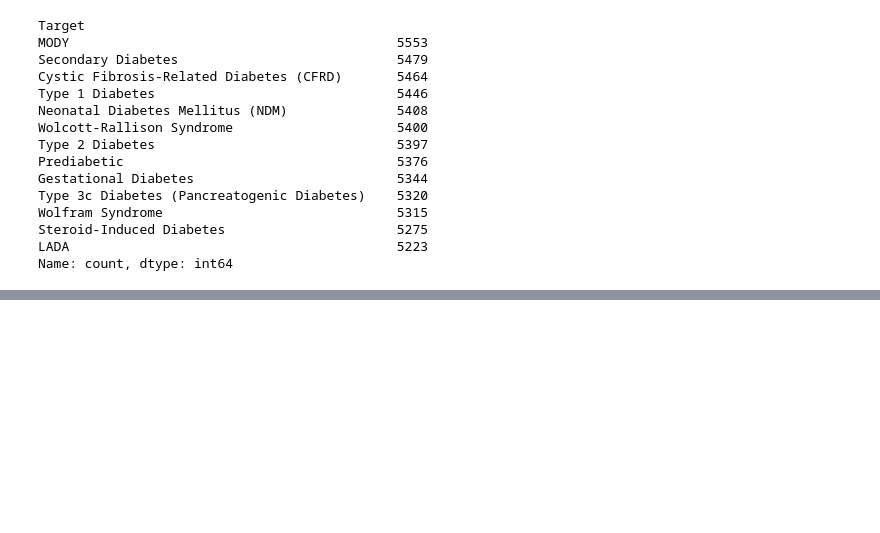
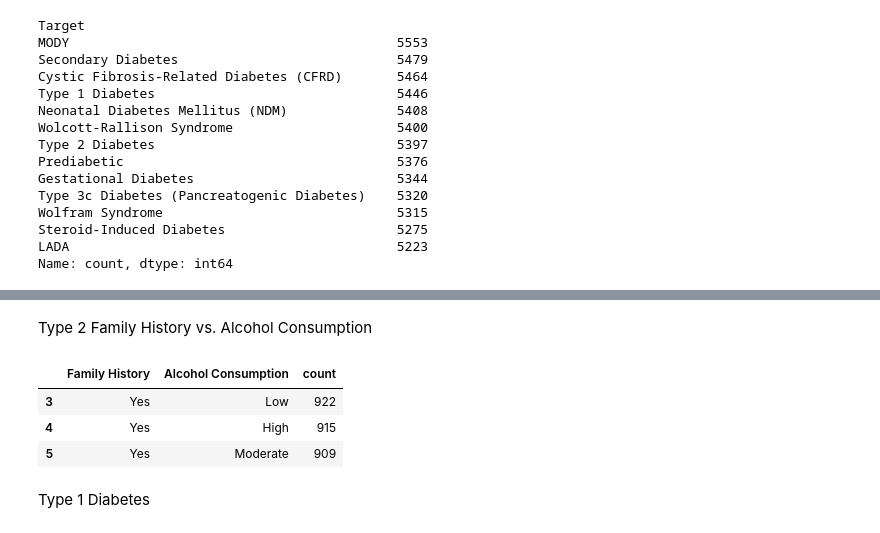
Before and after one commit to darren-coder/project-one, a Jupyter notebook: Darren_type2/Darren_type2_data.ipynb, the cells around one changed output, grey strips where cells are left out. Drawn from its saved outputs; the diff is of its cells as text; code cells hidden in the pictures; blank space fills up the shorter version.

```diff
--- a/Darren_type2/Darren_type2_data.ipynb
+++ b/Darren_type2/Darren_type2_data.ipynb
@@ -236,0 +102,28 @@ gestational_numbers_df
+# %% [markdown]
+Type 2 Family History vs. Alcohol Consumption
+# %%
+#drinking_order = ['Low', 'Moderate', 'High']
+
+family_drinking_type2_df = type2_df[['Family History', 'Alcohol Consumption']]
+#family_drinking_type2_df
+
+family_drinking_type2_df.reset_index(drop=True)
+type2_fd = pd.DataFrame(family_drinking_type2_df.value_counts())
+type2_fd = type2_fd.sort_values(by=['Family History']).reset_index()
+type2_fd_df = pd.DataFrame(type2_fd)
+type2_yesfam_dr_df = type2_fd_df[type2_fd_df['Family History'] == 'Yes']
+
+
+
+
+
+type2_nofam_dr_df = type2_fd_df[type2_fd_df['Family History'] == 'No']
+type2_yesfam_dr_df
+#type2_nofam_dr_df
+# %% [output]
+|  | Family History | Alcohol Consumption | count |
+| 3 | Yes | Low | 922 |
+| 4 | Yes | High | 915 |
+| 5 | Yes | Moderate | 909 |
+# %% [markdown]
+Type 1 Diabetes
```
Also changed, not shown: parts of 36 cells of this notebook.
